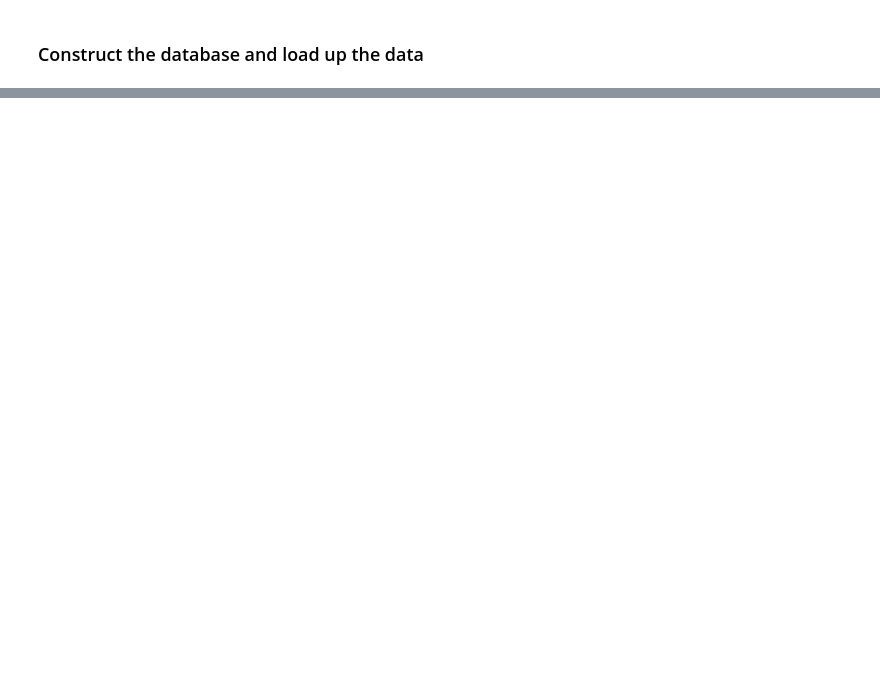
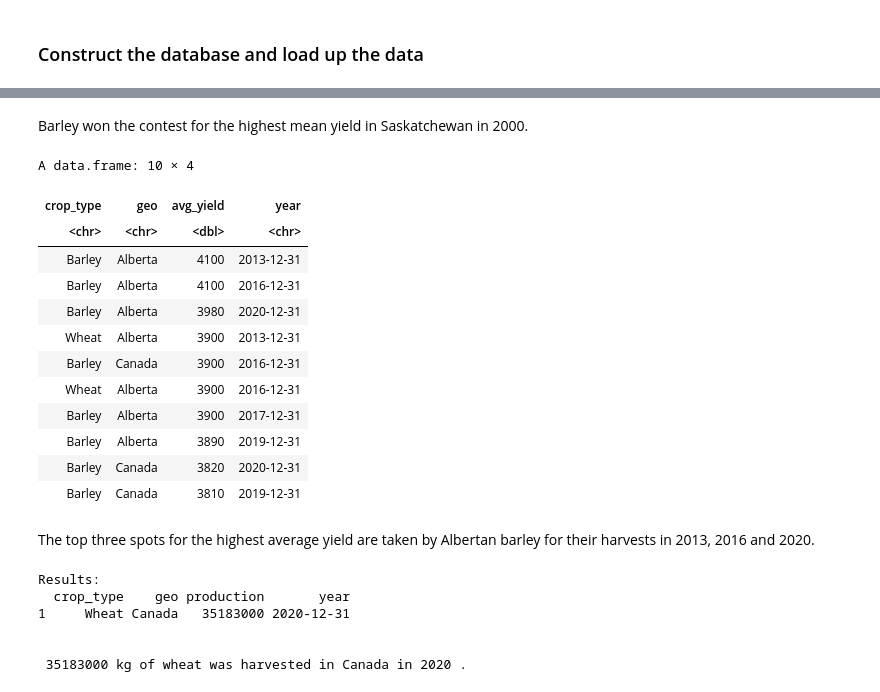
Before and after one commit to tros01/ibm_data_analyst, a Jupyter notebook: r_m6_annual_crop_data-final_project.ipynb, the cells around one changed output, grey strips where cells are left out. Drawn from its saved outputs; the diff is of its cells as text; code cells hidden in the pictures; blank space fills up the shorter version.

```diff
--- a/r_m6_annual_crop_data-final_project.ipynb
+++ b/r_m6_annual_crop_data-final_project.ipynb
@@ -52,0 +369,47 @@ for (path in names(path_dic)) {
+# %% [markdown]
+Barley won the contest for the highest mean yield in Saskatchewan in 2000.
+# %%
+# Rank the crops and geographies by their average yield (KG per hectare) since the year 2000. Which crop and province had the highest average yield since the year 2000?
+q <- "
+SELECT crop_type, geo, avg_yield, year FROM crop_data
+WHERE STRFTIME('%Y', year) >= '2000'
+ORDER BY avg_yield DESC
+LIMIT 10;
+"
+dbGetQuery(c, q)
+# %% [output]
+A data.frame: 10 × 4
+| crop_type | geo | avg_yield | year |
+| <chr> | <chr> | <dbl> | <chr> |
+| Barley | Alberta | 4100 | 2013-12-31 |
+| Barley | Alberta | 4100 | 2016-12-31 |
+| Barley | Alberta | 3980 | 2020-12-31 |
+| Wheat | Alberta | 3900 | 2013-12-31 |
+| Barley | Canada | 3900 | 2016-12-31 |
+| Wheat | Alberta | 3900 | 2016-12-31 |
+| Barley | Alberta | 3900 | 2017-12-31 |
+| Barley | Alberta | 3890 | 2019-12-31 |
+| Barley | Canada | 3820 | 2020-12-31 |
+| Barley | Canada | 3810 | 2019-12-31 |
+# %% [markdown]
+The top three spots for the highest average yield are taken by Albertan barley for their harvests in 2013, 2016 and 2020.
+# %%
+# Use a subquery to determine how much wheat was harvested in Canada in the most recent year of the data.
+q <- "
+SELECT crop_type, geo, production, year FROM crop_data
+WHERE
+    geo = 'Canada' AND
+    LOWER(crop_type) = 'wheat' AND
+    STRFTIME('%Y', year) IN (SELECT STRFTIME('%Y', MAX(year)) FROM crop_data);
+"
+a <- dbGetQuery(c, q)
+cat("Results:\n")
+print(a)
+cat("\n\n", a[1, "production"], "kg of wheat was harvested in Canada in", str_extract(a[1, "year"], "^\\d+"), ".")
+# %% [output]
+Results:
+  crop_type    geo production       year
+1     Wheat Canada   35183000 2020-12-31
+
+
+ 35183000 kg of wheat was harvested in Canada in 2020 .
```
Also changed, not shown: parts of 27 cells of this notebook.
